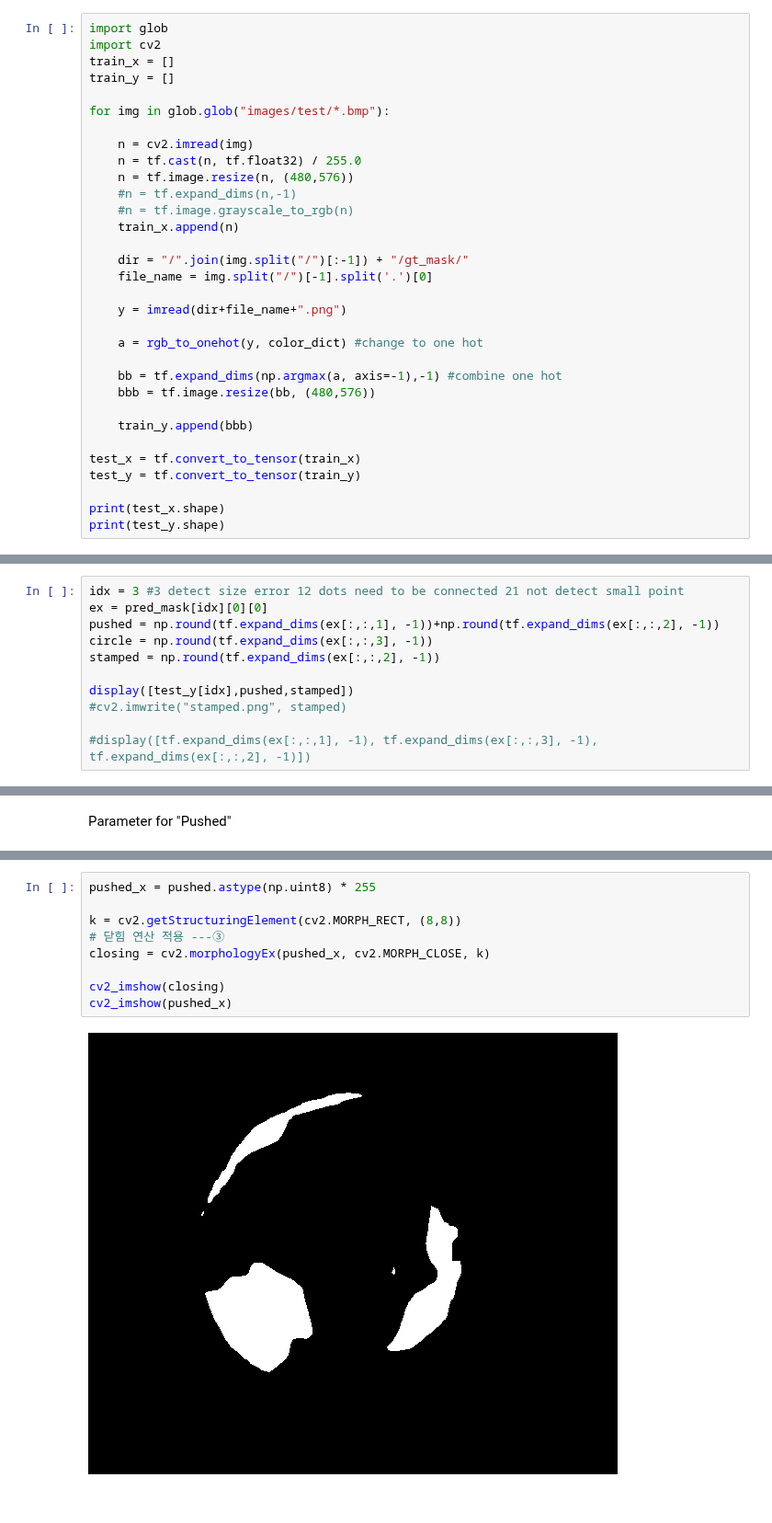
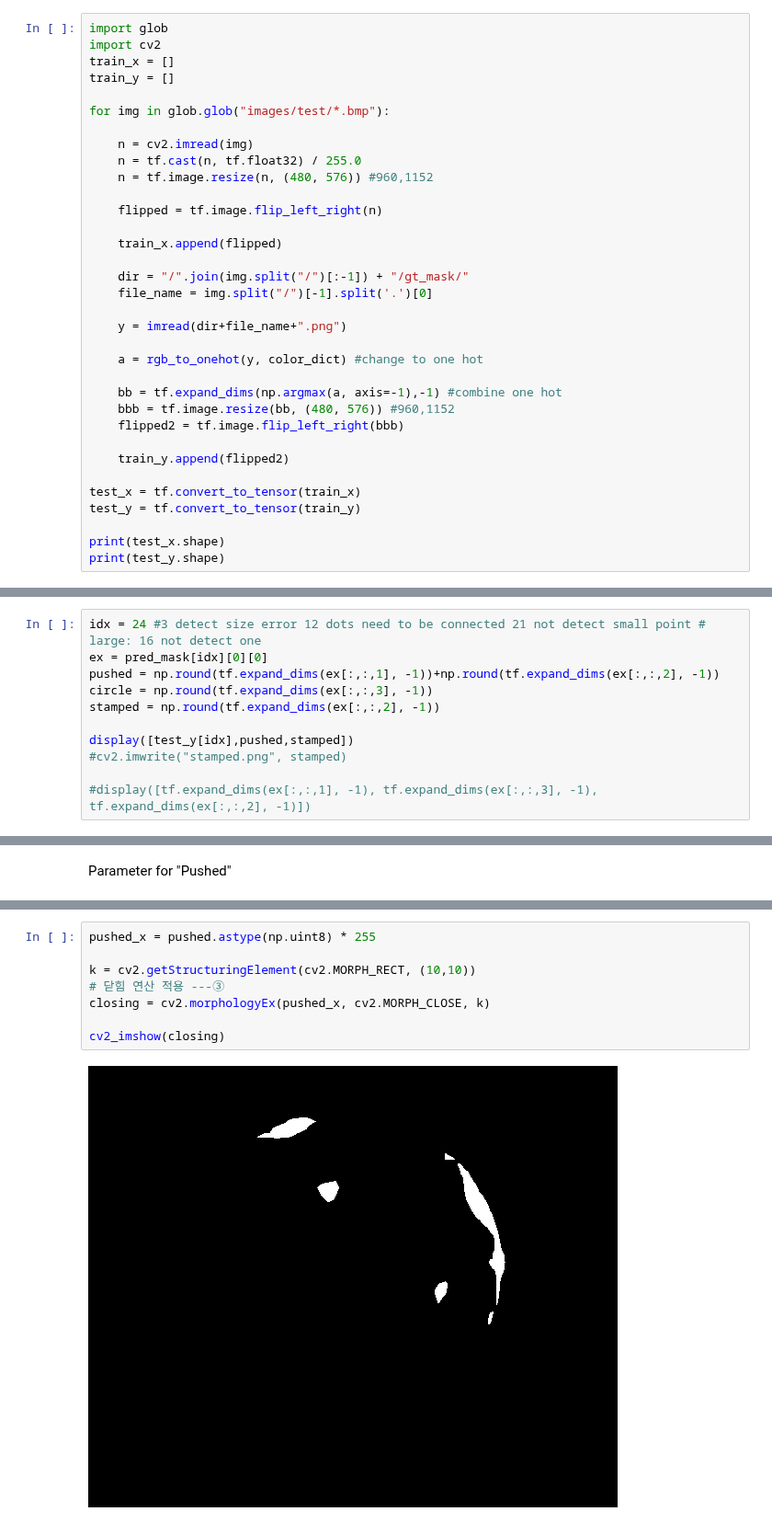
Before and after one commit to jhk0429/Segmentation_project, a Jupyter notebook: PSPNet/Inference_and_blob_detection.ipynb, the cells around one changed output, grey strips where cells are left out. Shown at 92% size. Cells and saved outputs as stored; diff of their text form.

```diff
--- a/PSPNet/Inference_and_blob_detection.ipynb
+++ b/PSPNet/Inference_and_blob_detection.ipynb
@@ -90,10 +90,11 @@ for img in glob.glob("images/test/*.bmp"):
 
     n = cv2.imread(img)
     n = tf.cast(n, tf.float32) / 255.0
-    n = tf.image.resize(n, (480,576))
-    #n = tf.expand_dims(n,-1)
-    #n = tf.image.grayscale_to_rgb(n)
-    train_x.append(n)
+    n = tf.image.resize(n, (480, 576)) #960,1152
+
+    flipped = tf.image.flip_left_right(n)
+
+    train_x.append(flipped)
 
     dir = "/".join(img.split("/")[:-1]) + "/gt_mask/"
     file_name = img.split("/")[-1].split('.')[0]
@@ -103,9 +104,10 @@ for img in glob.glob("images/test/*.bmp"):
     a = rgb_to_onehot(y, color_dict) #change to one hot
 
     bb = tf.expand_dims(np.argmax(a, axis=-1),-1) #combine one hot
-    bbb = tf.image.resize(bb, (480,576))
+    bbb = tf.image.resize(bb, (480, 576)) #960,1152
+    flipped2 = tf.image.flip_left_right(bbb)
 
-    train_y.append(bbb)
+    train_y.append(flipped2)
 
 test_x = tf.convert_to_tensor(train_x)
 test_y = tf.convert_to_tensor(train_y)
@@ -184,7 +186,7 @@ print(np.shape(pred_mask[0][0][0]))
 # %% [output]
 (480, 576, 4)
 # %%
-idx = 3 #3 detect size error 12 dots need to be connected 21 not detect small point
+idx = 24 #3 detect size error 12 dots need to be connected 21 not detect small point # large: 16 not detect one
 ex = pred_mask[idx][0][0]
 pushed = np.round(tf.expand_dims(ex[:,:,1], -1))+np.round(tf.expand_dims(ex[:,:,2], -1))
 circle = np.round(tf.expand_dims(ex[:,:,3], -1))
@@ -283,11 +289,10 @@ detector = cv2.SimpleBlobDetector_create(params)
 # %%
 pushed_x = pushed.astype(np.uint8) * 255
 
-k = cv2.getStructuringElement(cv2.MORPH_RECT, (8,8))
+k = cv2.getStructuringElement(cv2.MORPH_RECT, (10,10))
 # 닫힘 연산 적용 ---③
 closing = cv2.morphologyEx(pushed_x, cv2.MORPH_CLOSE, k)
 
 cv2_imshow(closing)
-cv2_imshow(pushed_x)
 # %% [output]
-[figure, old version]
+[figure, new version]
```
Also changed, not shown: parts of 9 cells of this notebook.
